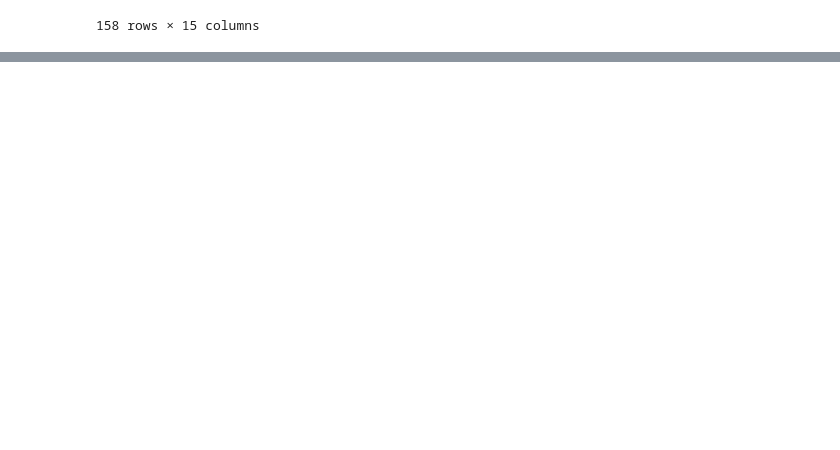
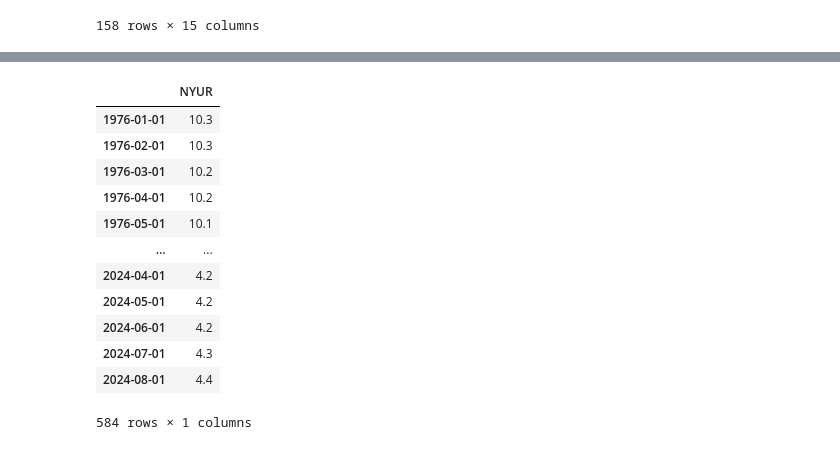
Before and after one commit to Shubham91999/Economic_Data_Analysis, a Jupyter notebook: EDA_Economic.ipynb, the cells around one changed output, grey strips where cells are left out. Cells and saved outputs as stored; diff of their text form; code cells hidden in the pictures; blank space fills up the shorter version.

```diff
--- a/EDA_Economic.ipynb
+++ b/EDA_Economic.ipynb
@@ -175,0 +223,24 @@ unemp_df = unemp_df.loc[unemp_df['title'].str.contains('Unemployment Rate')]
+# %%
+all_states = []
+
+for myid in unemp_df.index:
+    state = fred.get_series(myid)
+    state = state.to_frame(name=myid)
+    all_states.append(state)
+# %%
+type(all_states)
+all_states[2]
+# %% [output]
+|  | NYUR |
+| 1976-01-01 | 10.3 |
+| 1976-02-01 | 10.3 |
+| 1976-03-01 | 10.2 |
+| 1976-04-01 | 10.2 |
+| 1976-05-01 | 10.1 |
+| ... | ... |
+| 2024-04-01 | 4.2 |
+| 2024-05-01 | 4.2 |
+| 2024-06-01 | 4.2 |
+| 2024-07-01 | 4.3 |
+| 2024-08-01 | 4.4 |
+584 rows × 1 columns
```
Also changed, not shown: parts of 7 cells of this notebook.
